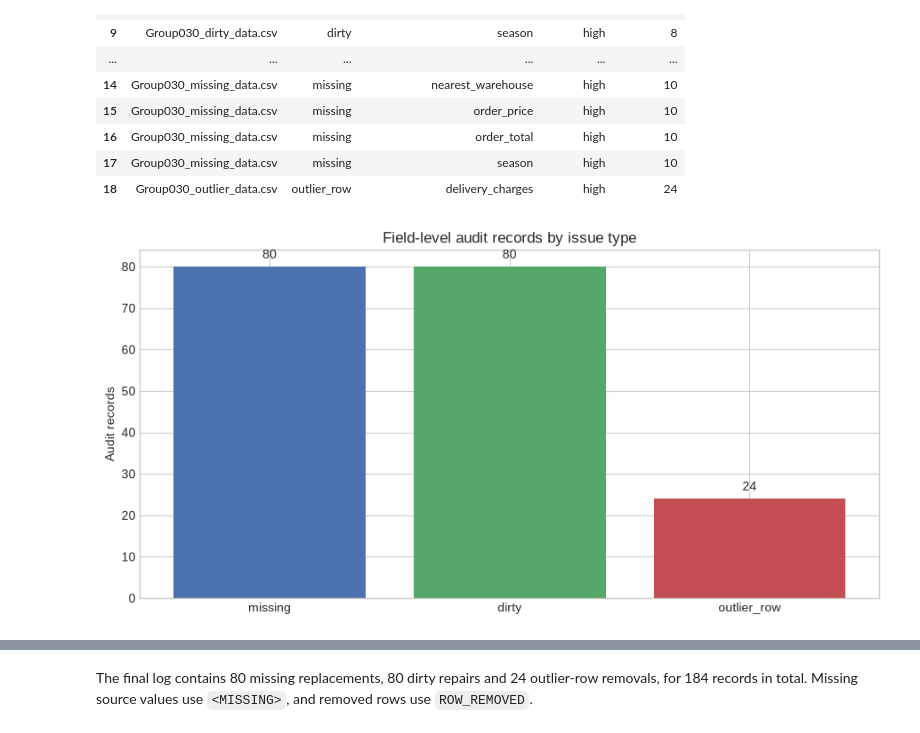
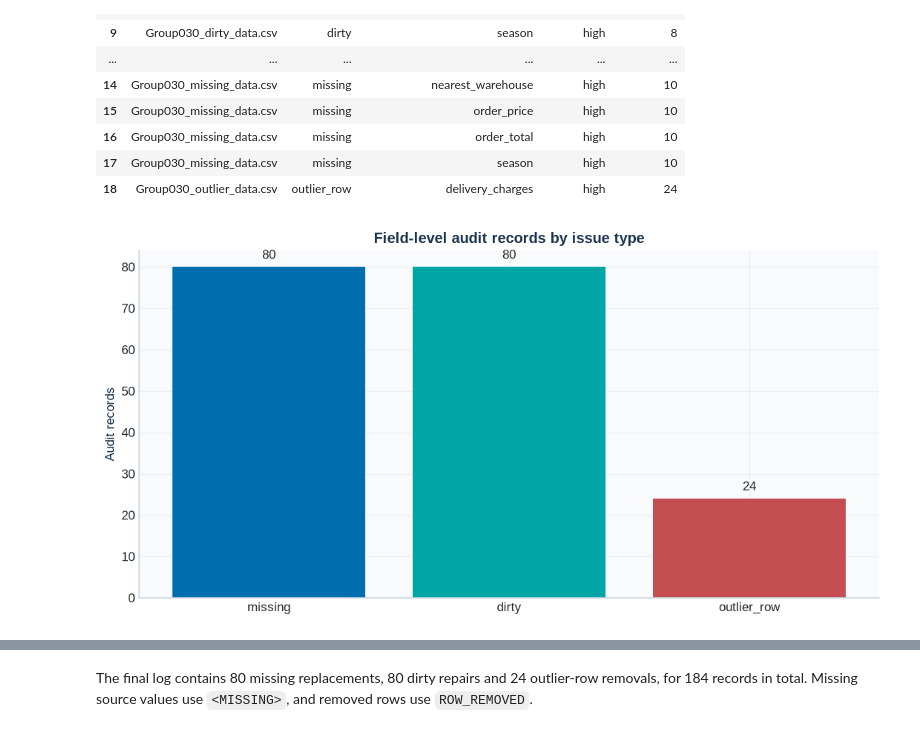
Before and after one commit to ZGHL/FIT5196-A2, a Jupyter notebook: notebooks/Group030_solution.ipynb, the cells around one changed output, grey strips where cells are left out. Cells and saved outputs as stored; diff of their text form; code cells hidden in the pictures.

```diff
--- a/notebooks/Group030_solution.ipynb
+++ b/notebooks/Group030_solution.ipynb
@@ -1100,17 +1158,17 @@ Total audit rows: 184
 # %%
 fig, ax = plt.subplots(figsize=(9, 4.6))
 issue_counts = audit_log["issue_type"].value_counts().reindex(["missing", "dirty", "outlier_row"])
-ax.bar(issue_counts.index, issue_counts.values, color=["#4c72b0", "#55a868", "#c44e52"])
+ax.bar(issue_counts.index, issue_counts.values, color=[MONASH_BLUE, TEAL, CORAL])
 for position, value in enumerate(issue_counts.values):
     ax.text(position, value + 2, str(value), ha="center")
 ax.set_ylabel("Audit records")
 ax.set_title("Field-level audit records by issue type")
 plt.tight_layout()
 plt.show()
 
 display(audit_log.groupby("issue_type", group_keys=False).head(3))
 # %% [output]
-[figure, old version]
+[figure, new version]
 |  | source_file | record_key | field_name | issue_type | original_value | corrected_value | method | evidence | ... |
 | 0 | Group030_missing_data.csv | CORD000594 | season | missing | <MISSING> | Summer | Australian season derived from or... | M01: published month-to-season ma... | ... |
 | 1 | Group030_missing_data.csv | CORD000610 | season | missing | <MISSING> | Summer | Australian season derived from or... | M01: published month-to-season ma... | ... |
```
Also changed, not shown: parts of 17 cells of this notebook, 1 other file.
